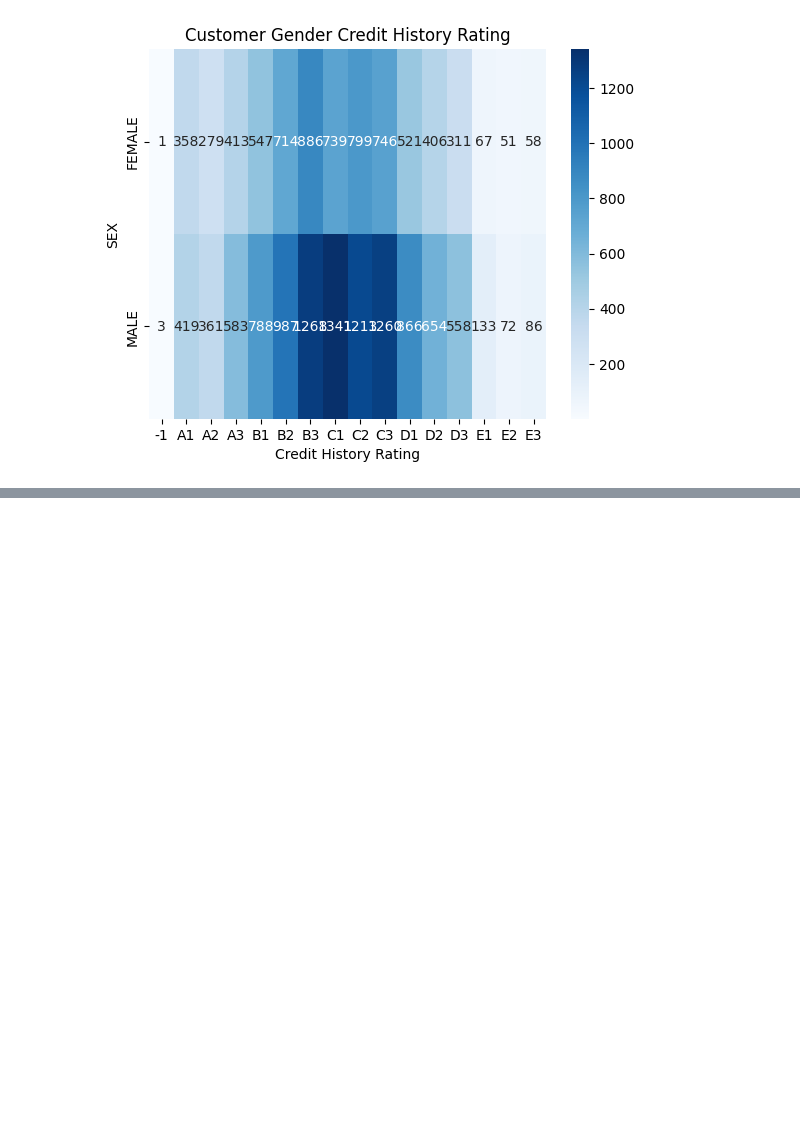
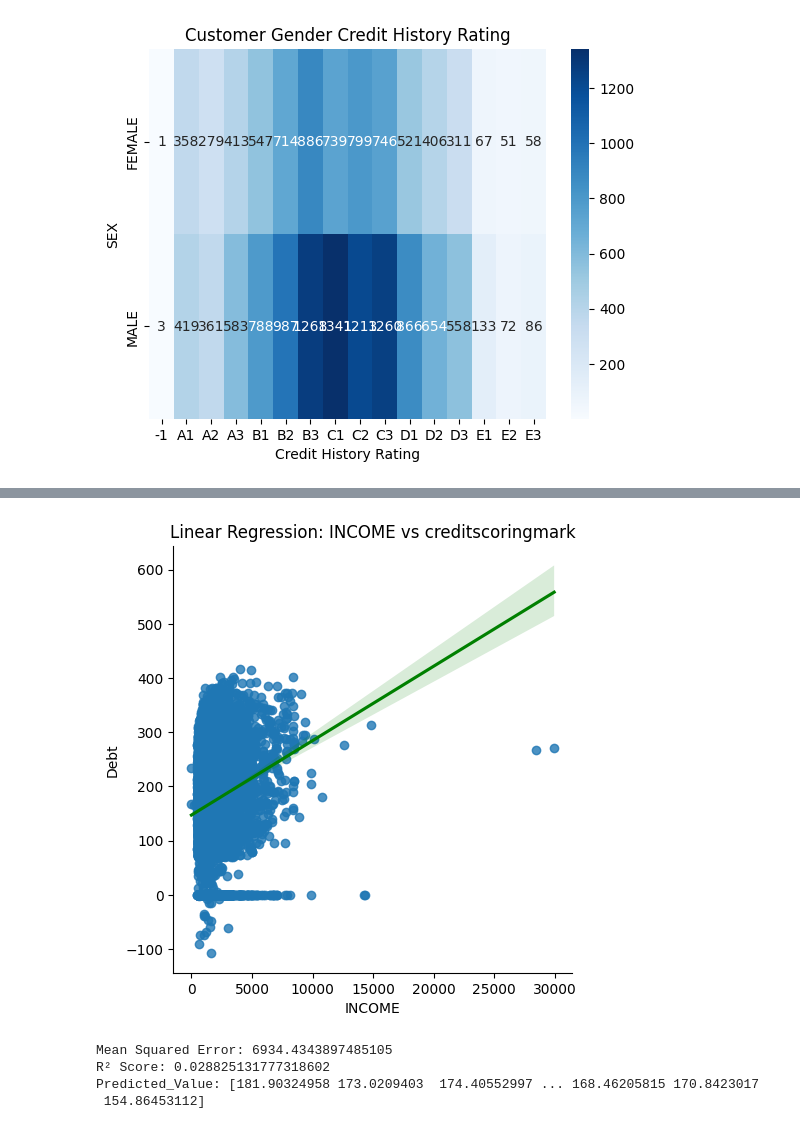
Before and after one commit to UgoChikezie2/ugo-final-project, a Jupyter notebook: notebooks/Ugo_Chikezie_Final-Project.ipynb, the cells around one changed output, grey strips where cells are left out. Cells and saved outputs as stored; diff of their text form; code cells hidden in the pictures; blank space fills up the shorter version.

Commit message:
statistical analysis and machine learning predictions

```diff
--- a/notebooks/Ugo_Chikezie_Final-Project.ipynb
+++ b/notebooks/Ugo_Chikezie_Final-Project.ipynb
@@ -248,0 +282,34 @@ plt.show()
+# %%
+import seaborn as sns
+import matplotlib.pyplot as plt
+
+sns.lmplot(x='INCOME', y='SCORINGMARK', data=df, line_kws={'color': 'green'})
+plt.title('Linear Regression: INCOME vs creditscoringmark')
+plt.xlabel('INCOME')
+plt.ylabel('Debt')
+plt.show()
+# %% [output]
+[figure, added]
+# %%
+from sklearn.model_selection import train_test_split
+from sklearn.linear_model import LinearRegression, LogisticRegression
+from sklearn.metrics import mean_squared_error, r2_score, accuracy_score
+
+X = df[['INCOME']]
+y = df['SCORINGMARK']
+
+X_train, X_test, y_train, y_test = train_test_split(X, y, test_size=0.2, random_state=42)
+
+model = LinearRegression()
+model.fit(X_train, y_train)
+
+y_pred = model.predict(X_test)
+
+print("Mean Squared Error:", mean_squared_error(y_test, y_pred))
+print("R² Score:", r2_score(y_test, y_pred))
+print("Predicted_Value:", y_pred)
+# %% [output]
+Mean Squared Error: 6934.4343897485105
+R² Score: 0.028825131777318602
+Predicted_Value: [181.90324958 173.0209403  174.40552997 ... 168.46205815 170.8423017
+ 154.86453112]
```
Also changed, not shown: parts of 15 cells of this notebook, 2 other files.
